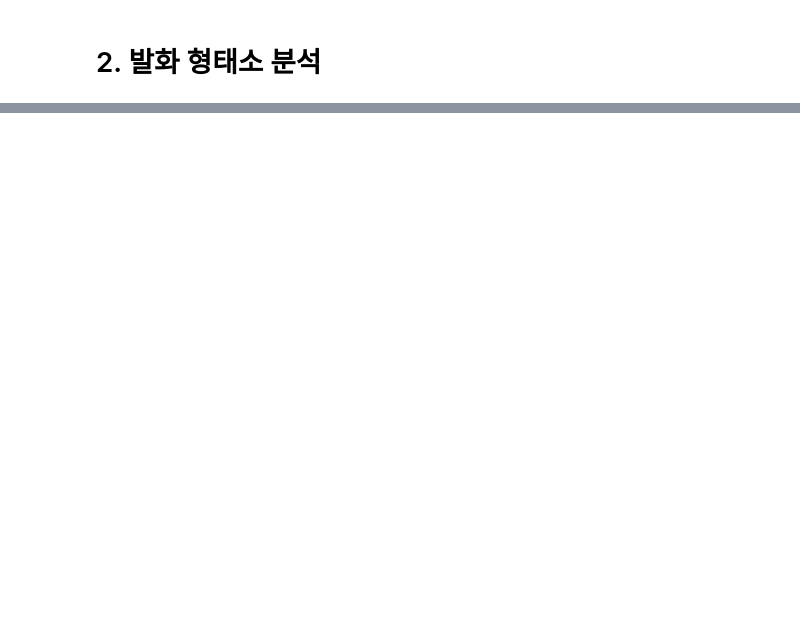
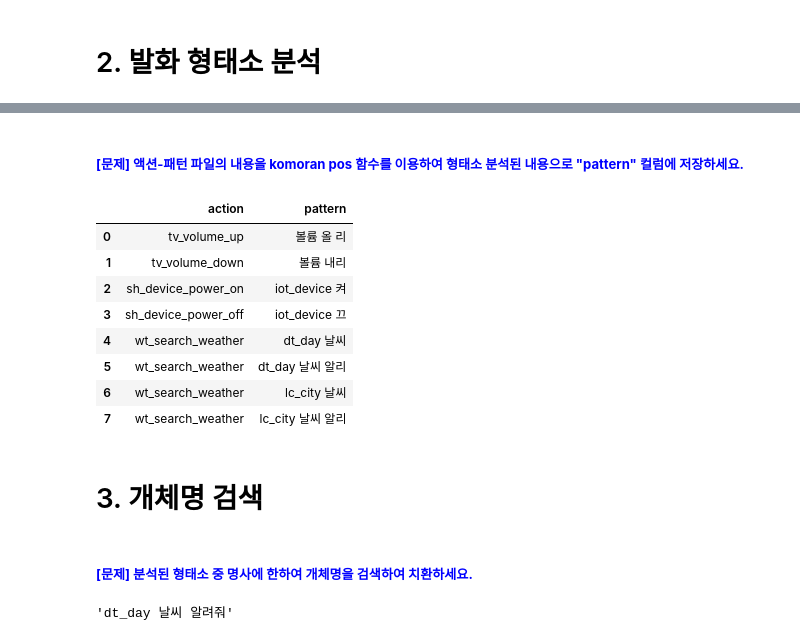
Before and after one commit to kisa036/mini_nlp, a Jupyter notebook: mini_nlp.ipynb, the cells around one changed output, grey strips where cells are left out. Saved outputs shown, nothing was run; the diff lists cells and outputs as text; code cells hidden in the pictures; blank space fills up the shorter version.

```diff
--- a/mini_nlp.ipynb
+++ b/mini_nlp.ipynb
@@ -106,0 +142,2 @@ komoran.tagset
+# %% [markdown]
+##### <font color=blue> **[문제] 액션-패턴 파일의 내용을 komoran pos 함수를 이용하여 형태소 분석된 내용으로 "pattern" 컬럼에 저장하세요.** </font>
@@ -106,0 +173,39 @@ komoran.tagset
+# %%
+action_pattern_komoran = pd.read_csv('action_pattern_komoran.csv', encoding='utf-8')
+action_pattern_komoran
+# %% [output]
+|  | action | pattern |
+| 0 | tv_volume_up | 볼륨 올 리 |
+| 1 | tv_volume_down | 볼륨 내리 |
+| 2 | sh_device_power_on | iot_device 켜 |
+| 3 | sh_device_power_off | iot_device 끄 |
+| 4 | wt_search_weather | dt_day 날씨 |
+| 5 | wt_search_weather | dt_day 날씨 알리 |
+| 6 | wt_search_weather | lc_city 날씨 |
+| 7 | wt_search_weather | lc_city 날씨 알리 |
+# %% [markdown]
+# 3. 개체명 검색
+# %% [markdown]
+##### <font color=blue> **[문제] 분석된 형태소 중 명사에 한하여 개체명을 검색하여 치환하세요.** </font>
+# %%
+# 읽어 들일 파일명 : ne_value.csv
+# 함수명 : replace_ne()
+# komoran pos 함수 활용 : 명사(NNP, NNG)에 한하여 개체명을 검색한 후 개체명 이름(ne)로 치환
+# 개체명이 치환된 패턴을 반환
+
+ne_value = pd.read_csv('ne_value.csv', encoding='utf-8')
+
+def replace_ne(text):
+  pos = komoran.pos(text)
+
+  for word in pos:
+    if(word[1] in ["NNP", "NNG"]):
+      for row in ne_value.itertuples():
+          if(word[0] == row.value):
+            text = text.replace(row.value, row.ne)
+  return text
+
+text = replace_ne("내일 날씨 알려줘")
+text
+# %% [output]
+'dt_day 날씨 알려줘'
```
Also changed, not shown: parts of 23 cells of this notebook.
